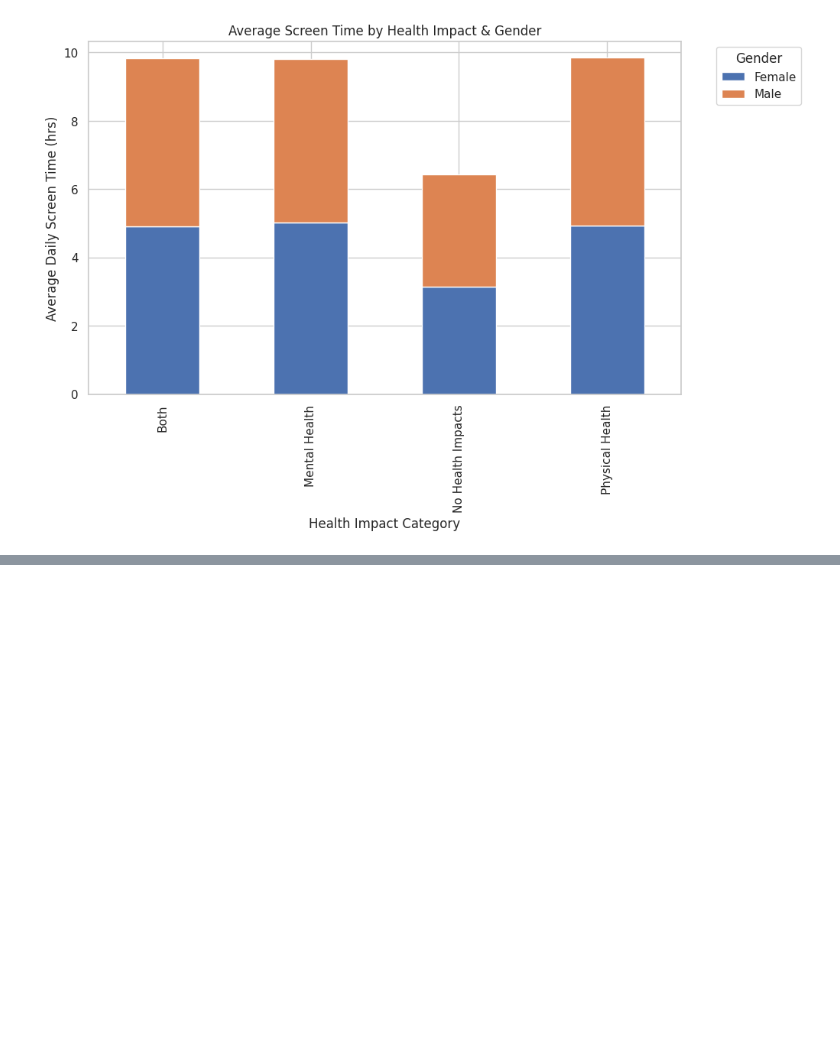
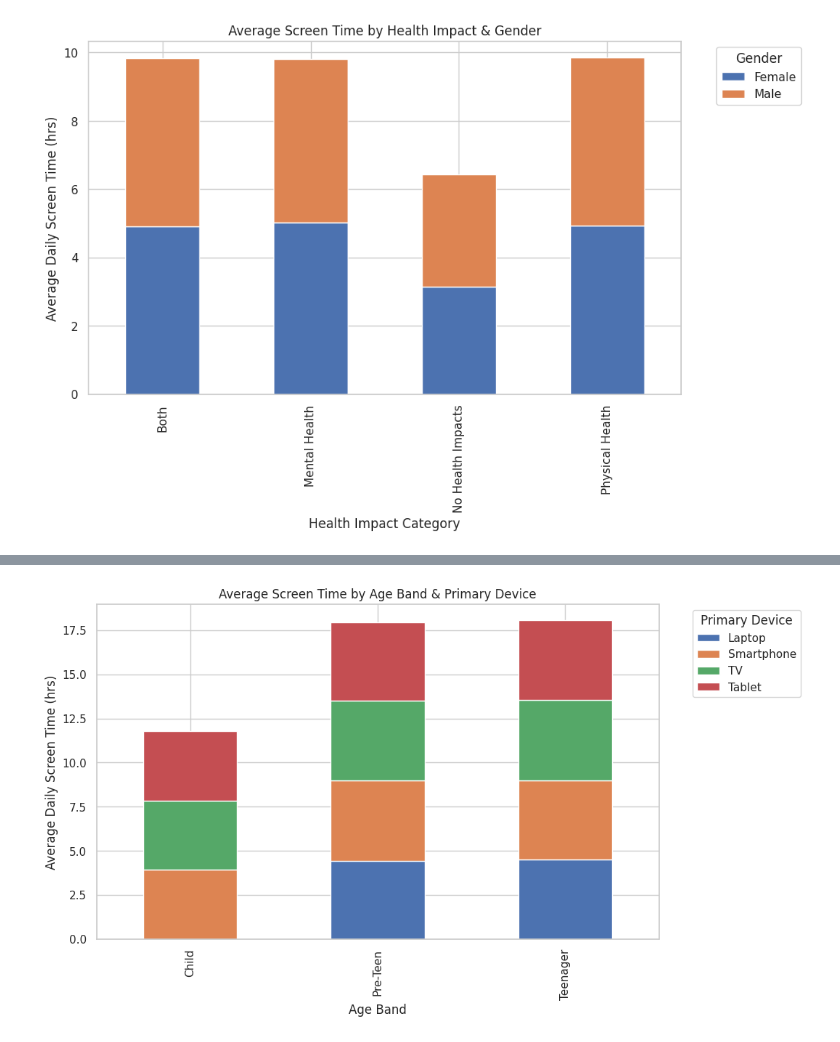
Before and after one commit to springboardmentor2468a-lab/Projects, a Jupyter notebook: Week_5.ipynb, the cells around one changed output, grey strips where cells are left out. Cells and saved outputs as stored; diff of their text form; code cells hidden in the pictures; blank space fills up the shorter version.

```diff
--- a/Week_5.ipynb
+++ b/Week_5.ipynb
@@ -103,0 +131,11 @@ plt.show()
+# %%
+# Stacked Bar Chart: Average Screen Time by Age Band vs Primary Device
+age_device_primary = df.groupby(['Age_Band', 'Primary_Device'])['Avg_Daily_Screen_Time_hr'].mean().unstack()
+age_device_primary.plot(kind='bar', stacked=True, figsize=(10, 6))
+plt.title("Average Screen Time by Age Band & Primary Device")
+plt.ylabel("Average Daily Screen Time (hrs)")
+plt.xlabel("Age Band")
+plt.legend(title="Primary Device", bbox_to_anchor=(1.05, 1))
+plt.show()
+# %% [output]
+[figure, added]
```
Also changed, not shown: parts of 14 cells of this notebook.
